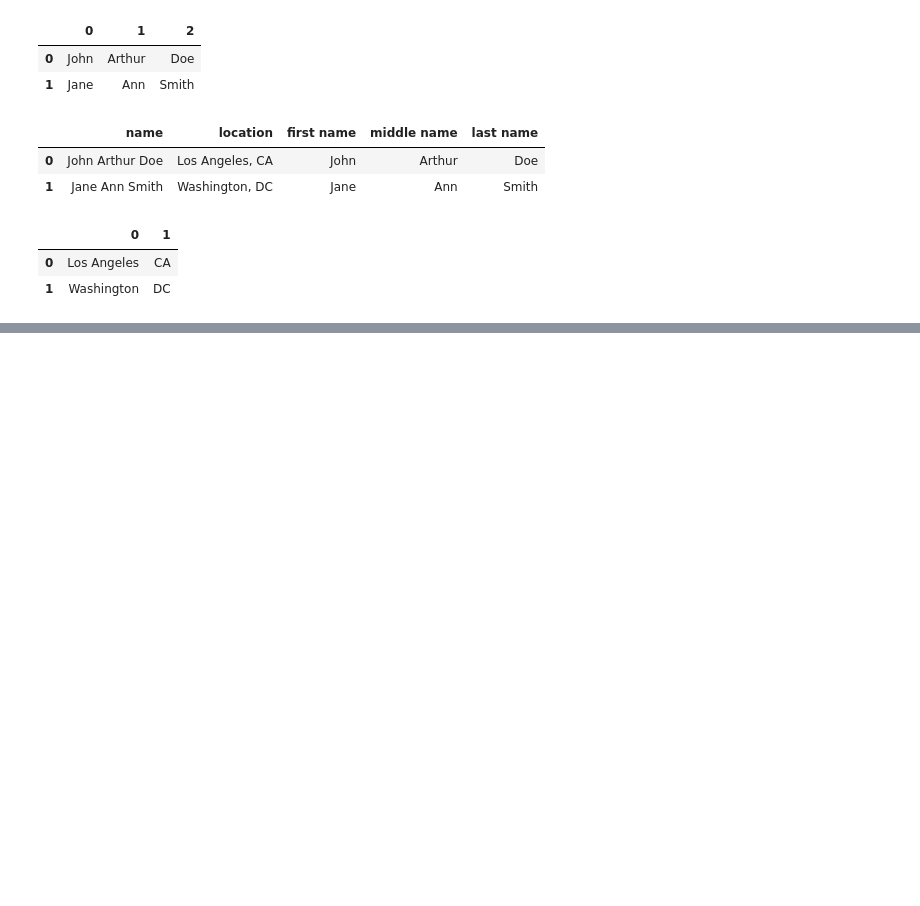
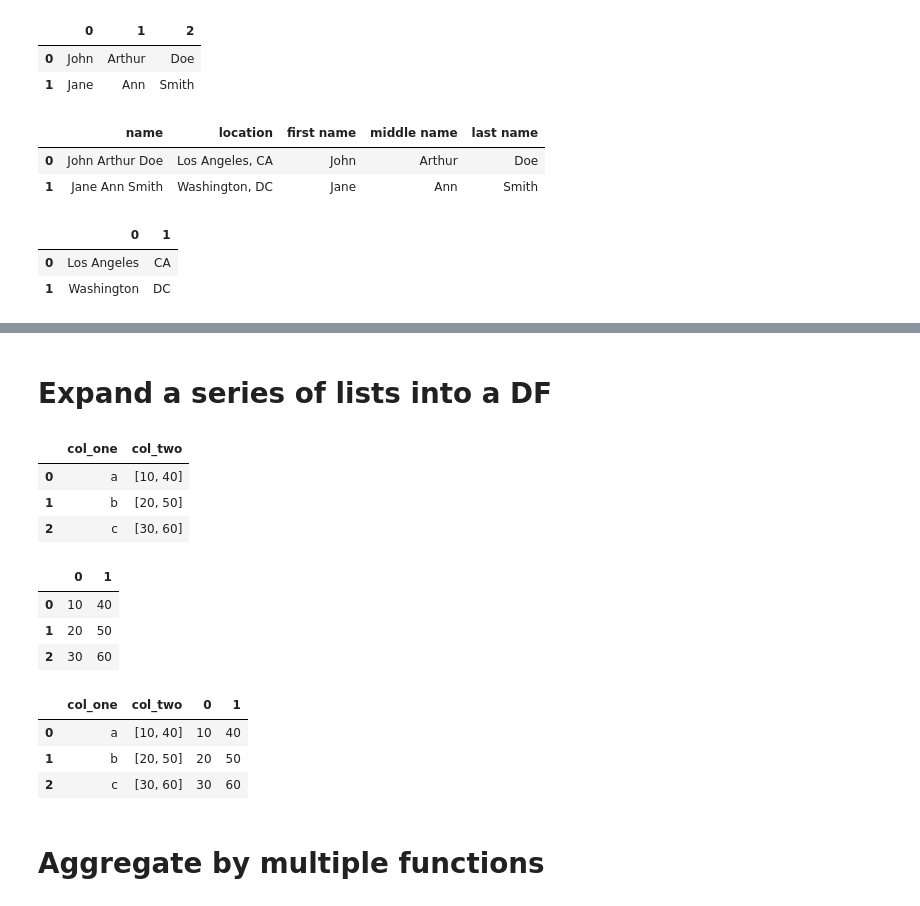
Before and after one commit to monika0603/SQL-practice, a Jupyter notebook: pandas-tricks.ipynb, the cells around one changed output, grey strips where cells are left out. Cells and saved outputs as stored; diff of their text form; code cells hidden in the pictures; blank space fills up the shorter version.

```diff
--- a/pandas-tricks.ipynb
+++ b/pandas-tricks.ipynb
@@ -430,0 +436,28 @@ df['city'] = df.location.str.split(', ', expand=True)
+# %% [markdown]
+# Expand a series of lists into a DF
+# %%
+df = pd.DataFrame({'col_one':['a','b','c'],
+                   'col_two':[[10,40], [20,50], [30,60]]})
+df
+# %% [output]
+|  | col_one | col_two |
+| 0 | a | [10, 40] |
+| 1 | b | [20, 50] |
+| 2 | c | [30, 60] |
+# %%
+df_new = df.col_two.apply(pd.Series)
+df_new
+# %% [output]
+|  | 0 | 1 |
+| 0 | 10 | 40 |
+| 1 | 20 | 50 |
+| 2 | 30 | 60 |
+# %%
+pd.concat([df, df_new], axis='columns')
+# %% [output]
+|  | col_one | col_two | 0 | 1 |
+| 0 | a | [10, 40] | 10 | 40 |
+| 1 | b | [20, 50] | 20 | 50 |
+| 2 | c | [30, 60] | 30 | 60 |
+# %% [markdown]
+# Aggregate by multiple functions
```
Also changed, not shown: parts of 12 cells of this notebook.
